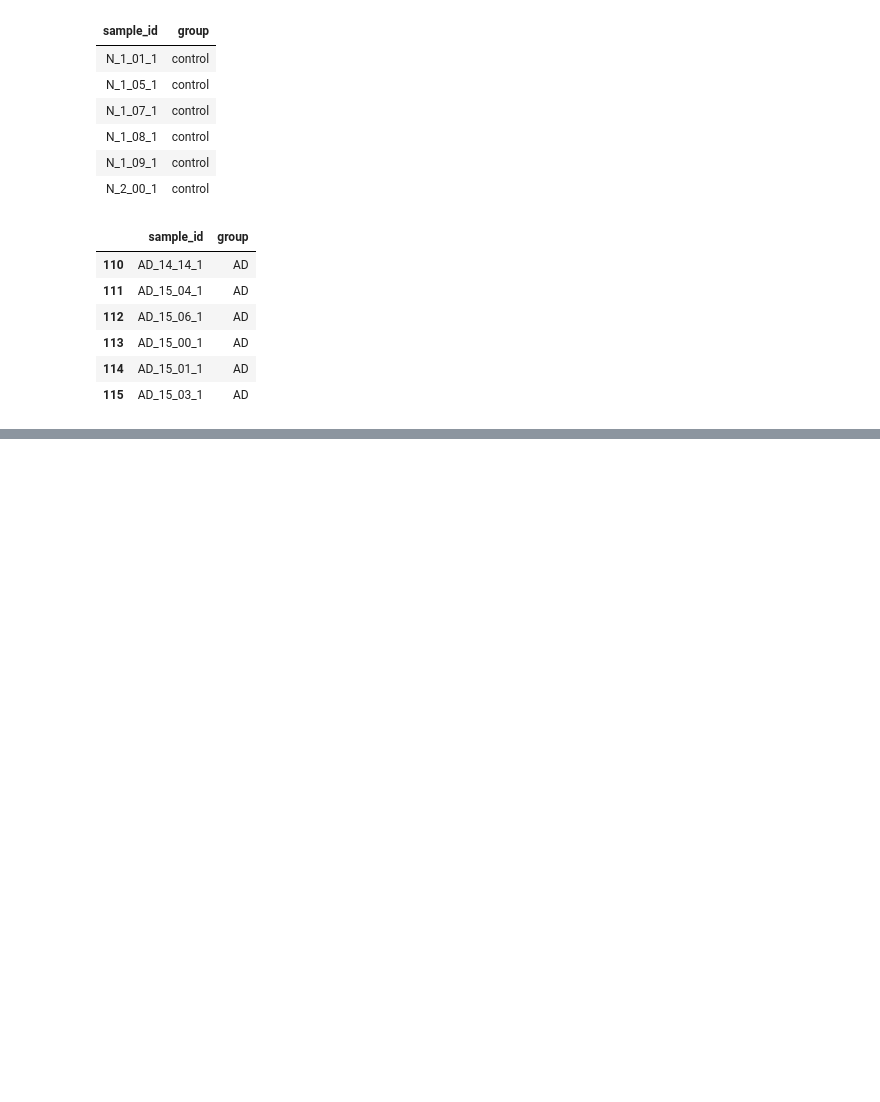
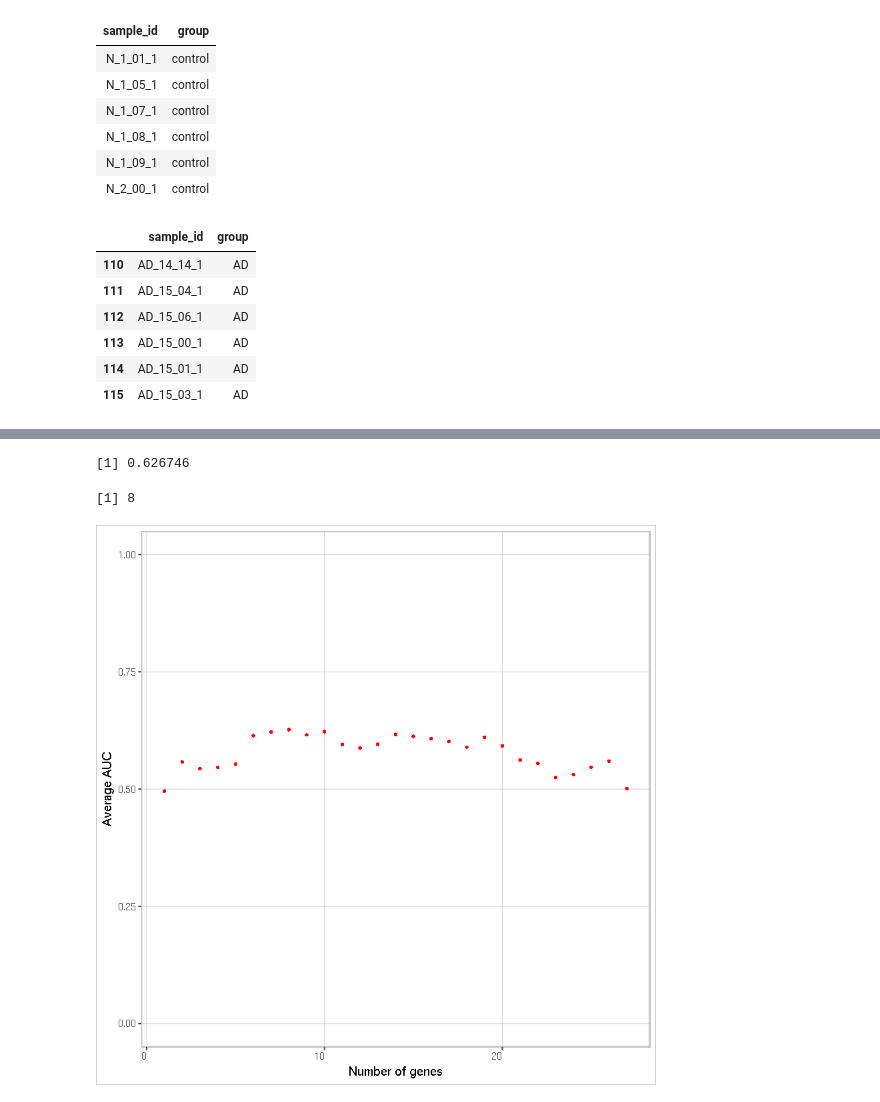
Before and after one commit to nataliedef/cse283_2021, a Jupyter notebook: initial_analysis.ipynb, the cells around one changed output, grey strips where cells are left out. Saved outputs shown, nothing was run; the diff lists cells and outputs as text; code cells hidden in the pictures; blank space fills up the shorter version.

```diff
--- a/initial_analysis.ipynb
+++ b/initial_analysis.ipynb
@@ -434,0 +594,9 @@ data.frame(geneNum = 1:length(rank_marker_gene), averageAUC = averageAUC) %>%
+# %%
+# try with absolute value log2fc?
+ranklog.ampgenes.dt <- read.csv("./amp_ad_log2fc.csv",stringsAsFactor=F, header=F) %>%
+    mutate(gene=ampgenes) %>%
+    select(-V1) %>%
+    select(gene,V2) %>%
+    `colnames<-`(c("gene","log2fc") ) %>%
+    arrange(abs(log2fc))
+ranklog.ampgenes.dt
@@ -434,0 +621,68 @@ data.frame(geneNum = 1:length(rank_marker_gene), averageAUC = averageAUC) %>%
+# %%
+## Try with AMP-T2D ordered genes by log2fc absolute value
+# calculate average AUC of SVM based on each subset of biomarker genes
+# need several minutes to complete the loop
+
+# decreasing log2fc order
+ranklog.ampgenes <- ranklog.ampgenes.dt$gene
+averageAUC1 <- rep(0, length(ranklog.ampgenes)-1)
+for(i in 2:length(ranklog.ampgenes)){
+#     print(i)
+  temp.tpm <- counts.filt %>% filter(gene_name %in% ranklog.ampgenes[1:i]) %>%
+        select(-gene_id,-gene_biotype) %>%
+    column_to_rownames("gene_name") %>% t() %>% as.data.frame() %>%
+    mutate(status = as.factor(ifelse(ad.status$group == "AD", 1, 0)))
+
+  idx_pos <- which(temp.tpm$status == 1)
+  idx_neg <- which(temp.tpm$status == 0)
+
+  # random sampling of trainging and testing dataset, 100 times average auc
+  auc <- sapply(1:100, FUN = function(x){
+    #### size of training/test sets = 80/20
+    # trainning set 32 pos vs 32 neg, test set 42 pos vs 9 neg
+    idx_testset <- c(sample(idx_pos, 42),sample(idx_neg, 9))
+
+    testset <- temp.tpm[idx_testset, ]
+    trainset <- temp.tpm[-idx_testset, ]
+
+    idx_zero_train <- which(colSums(trainset[, -ncol(trainset)]) == 0)
+    if(length(idx_zero_train) > 0){
+      trainset <- trainset[, -idx_zero_train]
+      testset <- testset[, -idx_zero_train]
+
+  set.seed(123) # seed for random number, for reproducible results
+ }
+    # use svm function in e1071 package to train SVM model,
+    # and then use ROCR function to calculate ROC curve data and auc
+    svm.model <- svm(status ~ ., data = trainset, cost = 5, kernel = 'sigmoid')
+    svm.pred <- predict(svm.model, testset[, -ncol(testset)], decision.values = T)
+    pred <- prediction(attr(svm.pred, "decision.values"), testset$status)
+    perf_auc <- as.numeric(performance(pred, "auc")@y.values)
+
+    return(perf_auc)
+  })
+
+  averageAUC1[i-1] <- mean(auc)
+}
+
+# plot the number of biomarker against average AUC plot
+data.frame(geneNum = 1:(length(ranklog.ampgenes)-1), averageAUC1 = averageAUC1) %>%
+  ggplot(aes(x = geneNum, y = averageAUC1)) +
+  geom_point(shape=16, color = 'red',size=1.2) +
+  scale_y_continuous(limits = 0:1) +
+  theme(plot.background = element_rect(fill = 'white', colour = 'grey',linetype = 'solid'),
+        panel.background = element_rect(fill = 'white',color = 'grey',size=0.75,linetype='solid'),
+        panel.grid.major = element_line(colour = "grey",size=0.2),
+        panel.border = element_rect(colour = "grey", fill=NA, size=0.75)) +
+  labs(x = 'Number of genes', y = 'Average AUC',fill = '') +
+  theme(axis.text.x = element_text(size=8,hjust = 1),axis.text.y = element_text(size=8),
+        axis.title.y = element_text(size=11),axis.title.x = element_text(size=11),
+        legend.text = element_text(size = 8))
+
+# max genes from this
+max(averageAUC1)
+which(averageAUC1 == max(averageAUC1))
+# %% [output]
+[1] 0.626746
+[1] 8
+[figure, added]
```
Also changed, not shown: parts of 10 cells of this notebook.
